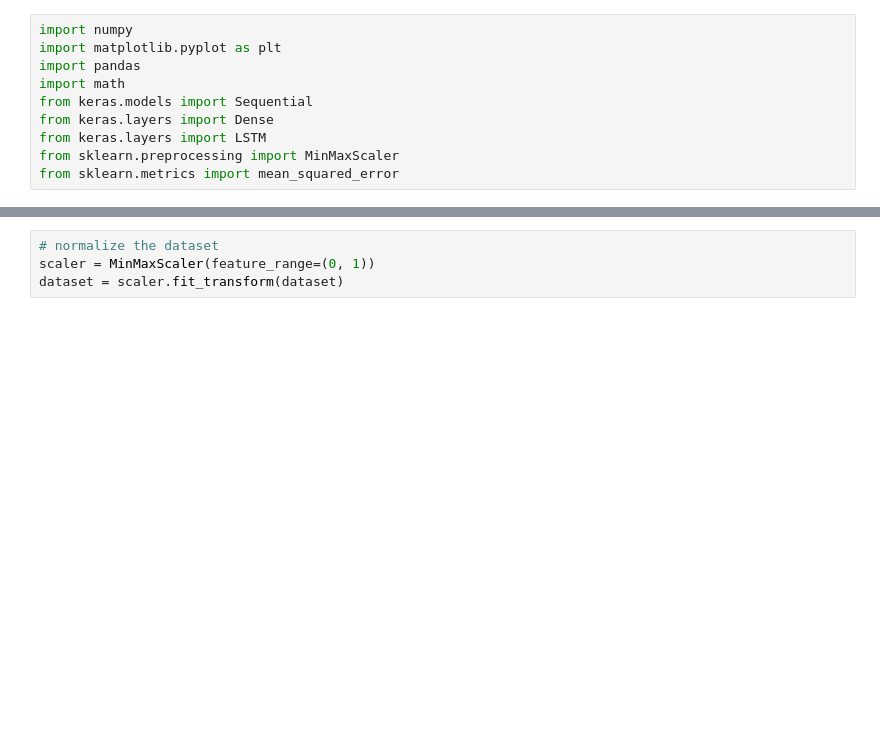
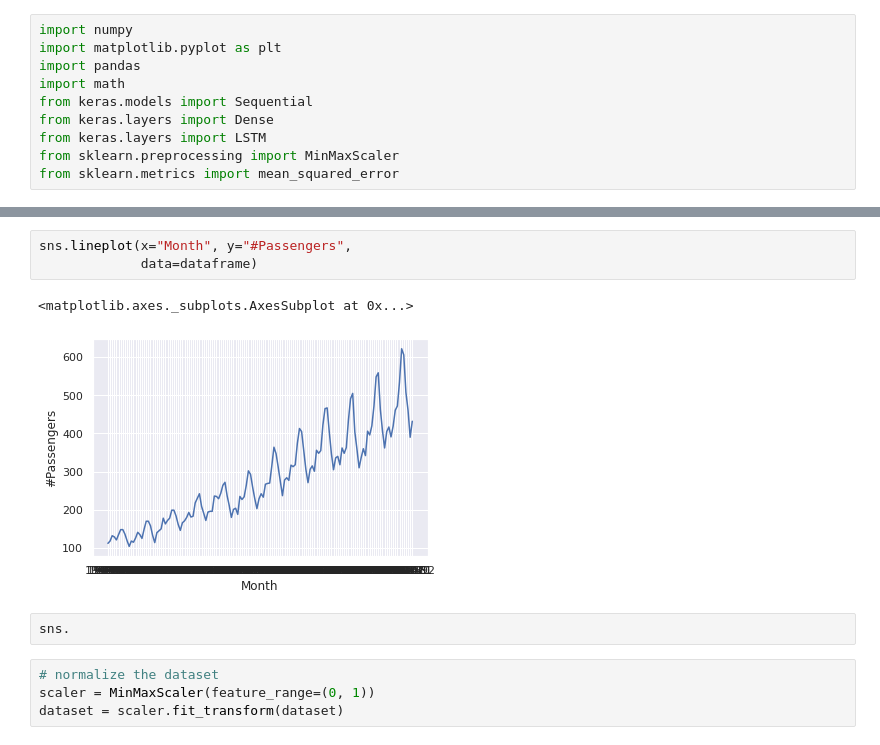
Before and after one commit to Dedulus/Dedulus, a Jupyter notebook: International_Airline_Passengers_prediction_using_LSTM.ipynb, the cells around one changed output, grey strips where cells are left out. Cells and saved outputs as stored; diff of their text form; blank space fills up the shorter version.

```diff
--- a/International_Airline_Passengers_prediction_using_LSTM.ipynb
+++ b/International_Airline_Passengers_prediction_using_LSTM.ipynb
@@ -26,3 +55,11 @@ dataset = dataset.astype('float32')
+# %%
+sns.lineplot(x="Month", y="#Passengers",
+             data=dataframe)
+# %% [output]
+<matplotlib.axes._subplots.AxesSubplot at 0x...>
+[figure, added]
+# %%
+sns.
 # %%
 # normalize the dataset
 scaler = MinMaxScaler(feature_range=(0, 1))
```
Also changed, not shown: parts of 6 cells of this notebook.
